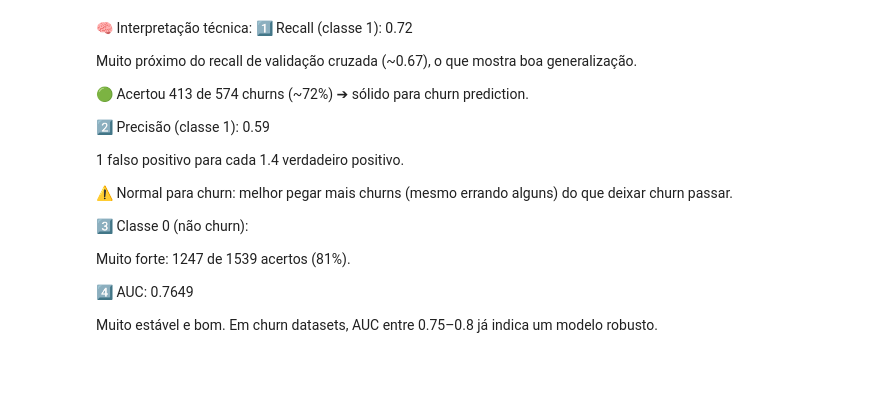
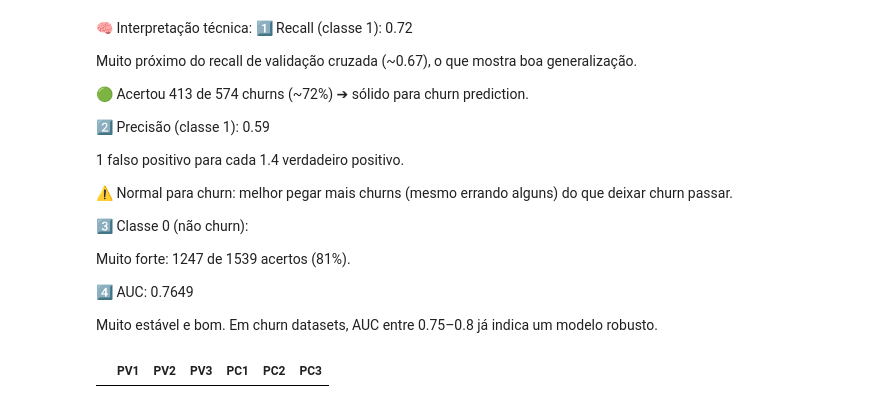
Before and after one commit to marcosilvaa/churn-prediction, a Jupyter notebook: projeto_churn.ipynb, the cells around one changed output. Saved outputs shown, nothing was run; the diff lists cells and outputs as text; code cells hidden in the pictures; blank space fills up the shorter version.

```diff
--- a/projeto_churn.ipynb
+++ b/projeto_churn.ipynb
@@ -757,3 +757,28 @@ Muito forte: 1247 de 1539 acertos (81%).
 4️⃣ AUC: 0.7649
 
 Muito estável e bom. Em churn datasets, AUC entre 0.75–0.8 já indica um modelo robusto.
+# %%
+df = pd.DataFrame()
+
+df["PV1"] = 1
+df["PV2"] = 2
+df["PV3"] = 3
+
+df["PC1"] = 1
+df["PC2"] = 2
+df["PC3"] = 3
+
+
+
+
+
+pv1 = df["PV1"]
+pv2 = df["PV2"]
+pv3 = df["PV3"]
+pc1 = df["PC1"]
+pc2 = df["PC2"]
+pc3 = df["PC3"]
+# %%
+df
+# %% [output]
+|  | PV1 | PV2 | PV3 | PC1 | PC2 | PC3 |
```
